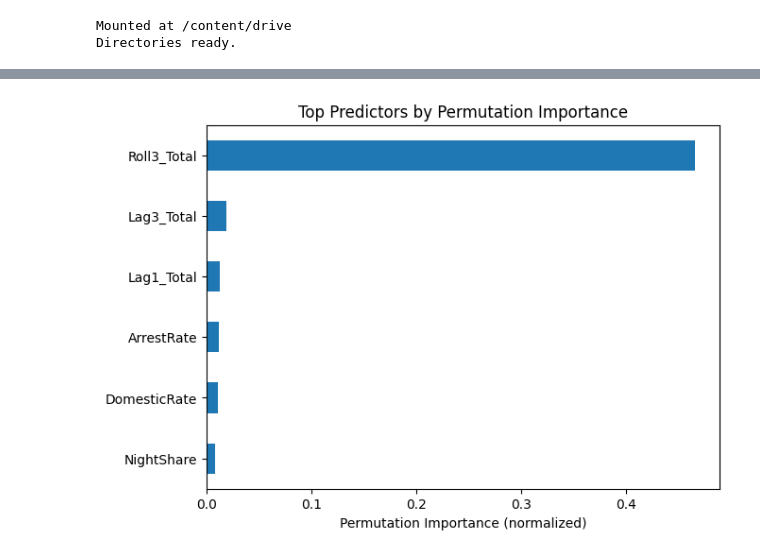
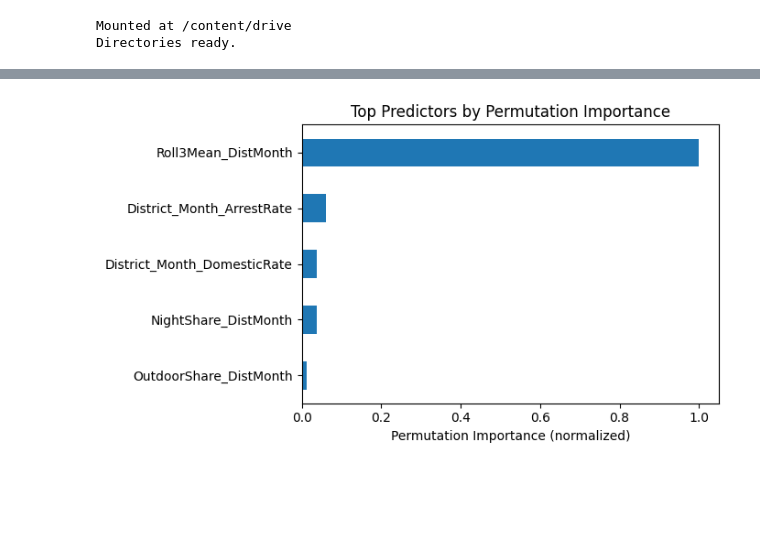
Before and after one commit to susie682/Infosys722--Assignment-4-BDAS, a Jupyter notebook: 4_1_DataReduction.ipynb, the cells around one changed output, grey strips where cells are left out. Cells and saved outputs as stored; diff of their text form; code cells hidden in the pictures; blank space fills up the shorter version.

```diff
--- a/4_1_DataReduction.ipynb
+++ b/4_1_DataReduction.ipynb
@@ -33,19 +36,0 @@ from IPython.display import display
-# %%
-
-# Try to load features_district_month (handle both directory and file cases)
-path = os.path.join(TAB_DIR, "features_district_month.csv")
-
-if os.path.isdir(path):
-    # PySpark output folder case
-    csv_files = glob.glob(os.path.join(path, "part-*.csv"))
-    if not csv_files:
-        raise FileNotFoundError("No part-*.csv found in directory: " + path)
-    data_path = csv_files[0]
-else:
-    # Single file case
-    data_path = path
-
-print("Reading from:", data_path)
-df = pd.read_csv(data_path)
-print("Loaded:", df.shape)
-df.head()
@@ -96,27 +161,51 @@ Saved: /content/drive/MyDrive/Infosys 722/figs/fig43_correlation_heatmap.png
 # %%
-y = (df["Total"] > df["Total"].median()).astype(int)
+# Figure 44 — Permutation Importance (exclude target-leaky feature)
+from sklearn.ensemble import RandomForestClassifier
+from sklearn.inspection import permutation_importance
+import numpy as np
+import pandas as pd
+import matplotlib.pyplot as plt
+import os
 
-if cand_cols:   # 只有 cand_cols 非空时才跑
-    X = df[cand_cols].fillna(0)
+# 1) 选择用于重要性计算的特征（不含 Z_Count_DistMonth）
+#    若你要完全对齐你之前那张图（只有5条），就用这行：
+pi_cols_expected = [
+    "Roll3Mean_DistMonth",
+    "District_Month_ArrestRate",
+    "OutdoorShare_DistMonth",
+    "NightShare_DistMonth",
+    "District_Month_DomesticRate",
+    # 如果你想保留滞后项一起展示，可在这里添加：
+    # "Lag1_Count_DistMonth", "Lag3_Count_DistMonth",
+]
+pi_cols = [c for c in pi_cols_expected if c in df_plot.columns]
+print("Permutation-importance features:", pi_cols)
 
-    rf = RandomForestClassifier(n_estimators=200, random_state=42)
-    rf.fit(X, y)
-    perm = permutation_importance(rf, X, y, n_repeats=10, random_state=42)
+# 2) 目标依然用 Total>median（与之前一致），但因已去掉 Z_Count 就不会泄漏
+y = (df_plot["Total"] > df_plot["Total"].median()).astype(int)
+X = df_plot[pi_cols].astype(float).fillna(0)
 
-    imp = pd.Series(perm.importances_mean, index=cand_cols).sort_values()
+# 3) 计算 permutation importance
+rf = RandomForestClassifier(n_estimators=300, random_state=42)
+rf.fit(X, y)
+perm = permutation_importance(rf, X, y, n_repeats=10, random_state=42)
 
-    fig, ax = plt.subplots(figsize=(7,5))
-    imp.plot.barh(ax=ax)
-    ax.set_title("Top Predictors by Permutation Importance")
-    ax.set_xlabel("Permutation Importance (normalized)")
+imp = pd.Series(perm.importances_mean, index=pi_cols)
 
-    out_path = os.path.join(FIG_DIR,"fig44_permutation_importance.png")
-    fig.savefig(out_path, dpi=150, bbox_inches="tight")
-    print("Saved:", out_path)
-    display(fig)
-    plt.close(fig)
-else:
-    print("⚠️ Skipped Figure 44: No candidate columns available for feature importance")
+# 4) 归一化（方便和旧图观感接近）
+den = imp.max() if imp.max() and imp.max() > 0 else 1.0
+imp_norm = (imp / den).sort_values()
 
-    print(df.columns.tolist())
+# 5) 绘图
+fig, ax = plt.subplots(figsize=(7,4))
+imp_norm.plot.barh(ax=ax)
+ax.set_title("Top Predictors by Permutation Importance")
+ax.set_xlabel("Permutation Importance (normalized)")
+
+out_path = os.path.join(FIG_DIR, "fig44_permutation_importance.png")
+fig.tight_layout()
+fig.savefig(out_path, dpi=150, bbox_inches="tight")
+print("Saved:", out_path)
+display(fig)
+plt.close(fig)
 # %% [output]
@@ -123,2 +213,2 @@ else:
 Saved: /content/drive/MyDrive/Infosys 722/figs/fig44_permutation_importance.png
-[figure, old version]
+[figure, new version]
```
Also changed, not shown: parts of 14 cells of this notebook.
